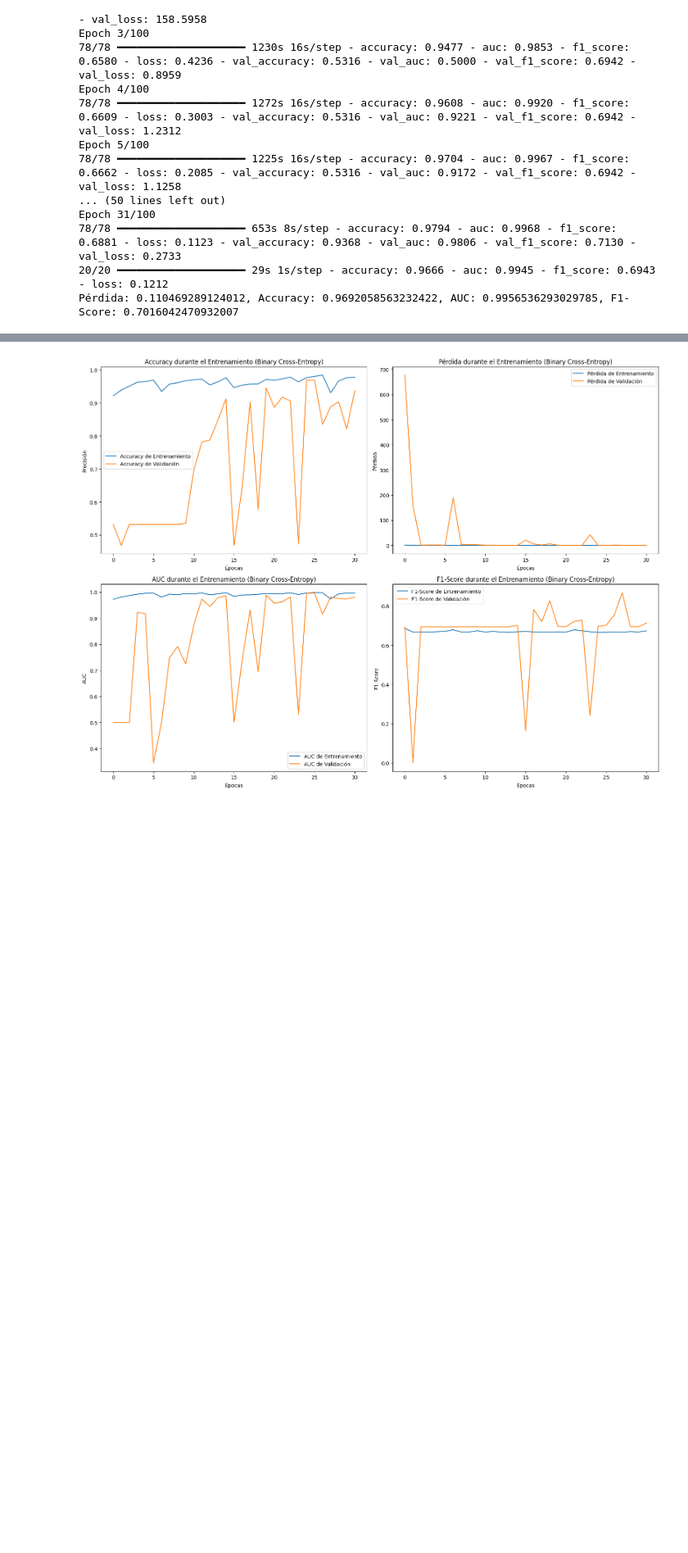
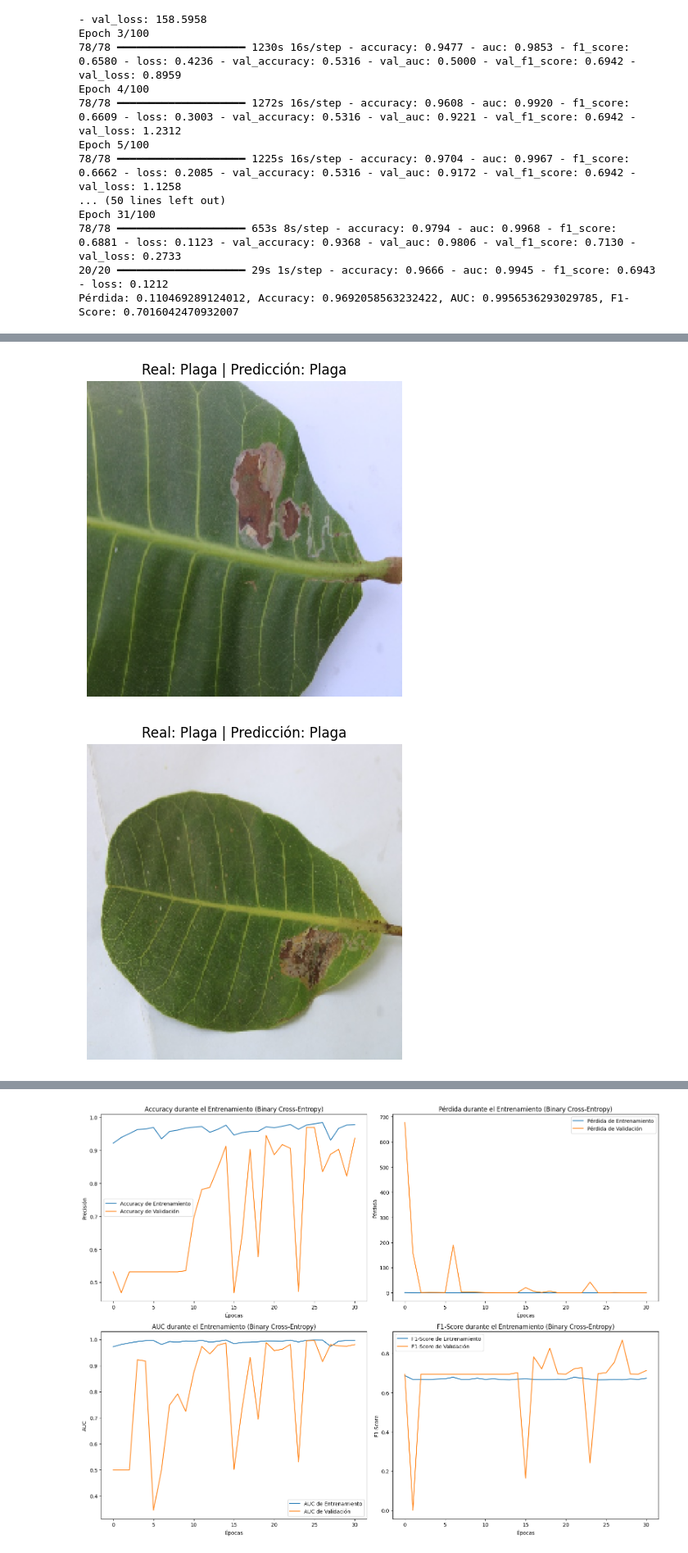
Before and after one commit to Tesis-Grupo-1/backend, a Jupyter notebook: modelo/modelo4.ipynb, the cells around one changed output, grey strips where cells are left out. Shown at 82% size. Saved outputs shown, nothing was run; the diff lists cells and outputs as text; code cells hidden in the pictures; blank space fills up the shorter version.

```diff
--- a/modelo/modelo4.ipynb
+++ b/modelo/modelo4.ipynb
@@ -171,3 +171,22 @@ Epoch 31/100
 78/78 ━━━━━━━━━━━━━━━━━━━━ 653s 8s/step - accuracy: 0.9794 - auc: 0.9968 - f1_score: 0.6881 - loss: 0.1123 - val_accuracy: 0.9368 - val_auc: 0.9806 - val_f1_score: 0.7130 - val_loss: 0.2733
 20/20 ━━━━━━━━━━━━━━━━━━━━ 29s 1s/step - accuracy: 0.9666 - auc: 0.9945 - f1_score: 0.6943 - loss: 0.1212
 Pérdida: 0.110469289124012, Accuracy: 0.9692058563232422, AUC: 0.9956536293029785, F1-Score: 0.7016042470932007
+# %%
+predictions = model.model.predict(X_val)  # Obtener las predicciones del modelo
+
+# Seleccionar las primeras `num_images` imágenes para mostrar
+random_indices = np.random.choice(len(X_val), size=10, replace=False)  # Elegir 5 índices aleatorios
+
+# Mostrar las imágenes seleccionadas aleatoriamente
+for i in random_indices:
+        img = X_val[i]  # Imagen de validación
+        label = 'Plaga' if y_val[i] == 1 else 'Sana'  # Etiqueta real
+        pred = 'Plaga' if predictions[i] > 0.5 else 'Sana'  # Predicción del modelo
+
+        # Mostrar la imagen
+        plt.figure(figsize=(5, 5))
+        plt.imshow(img)  # Mostrar la imagen
+        plt.axis('off')  # Sin ejes
+        plt.title(f"Real: {label} | Predicción: {pred}")
+        plt.show()
+# %% [output]
@@ -173,0 +194,2 @@ Pérdida: 0.110469289124012, Accuracy: 0.9692058563232422, AUC: 0.99565362930297
+[figure, added]
+[figure, added]
```
Also changed, not shown: parts of 2 cells of this notebook, 4 other files.
